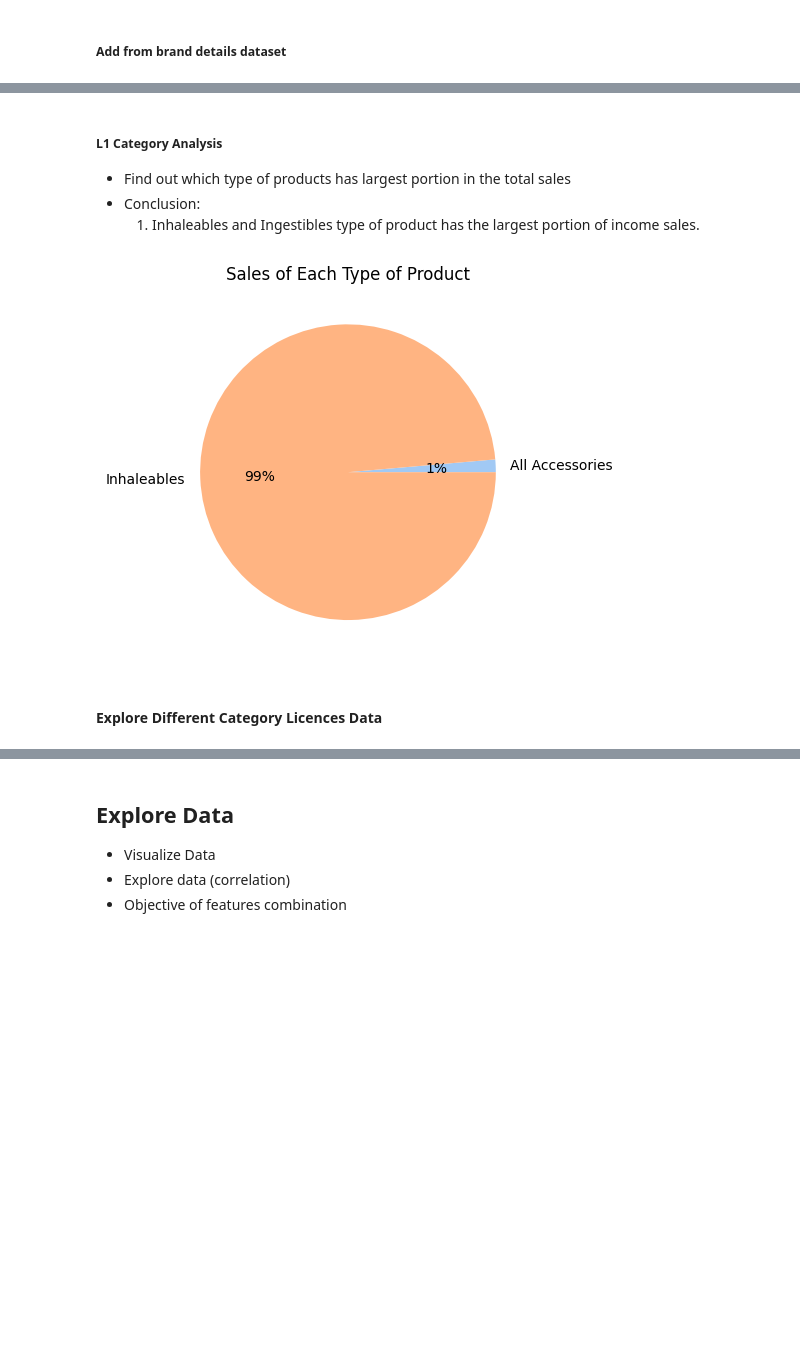
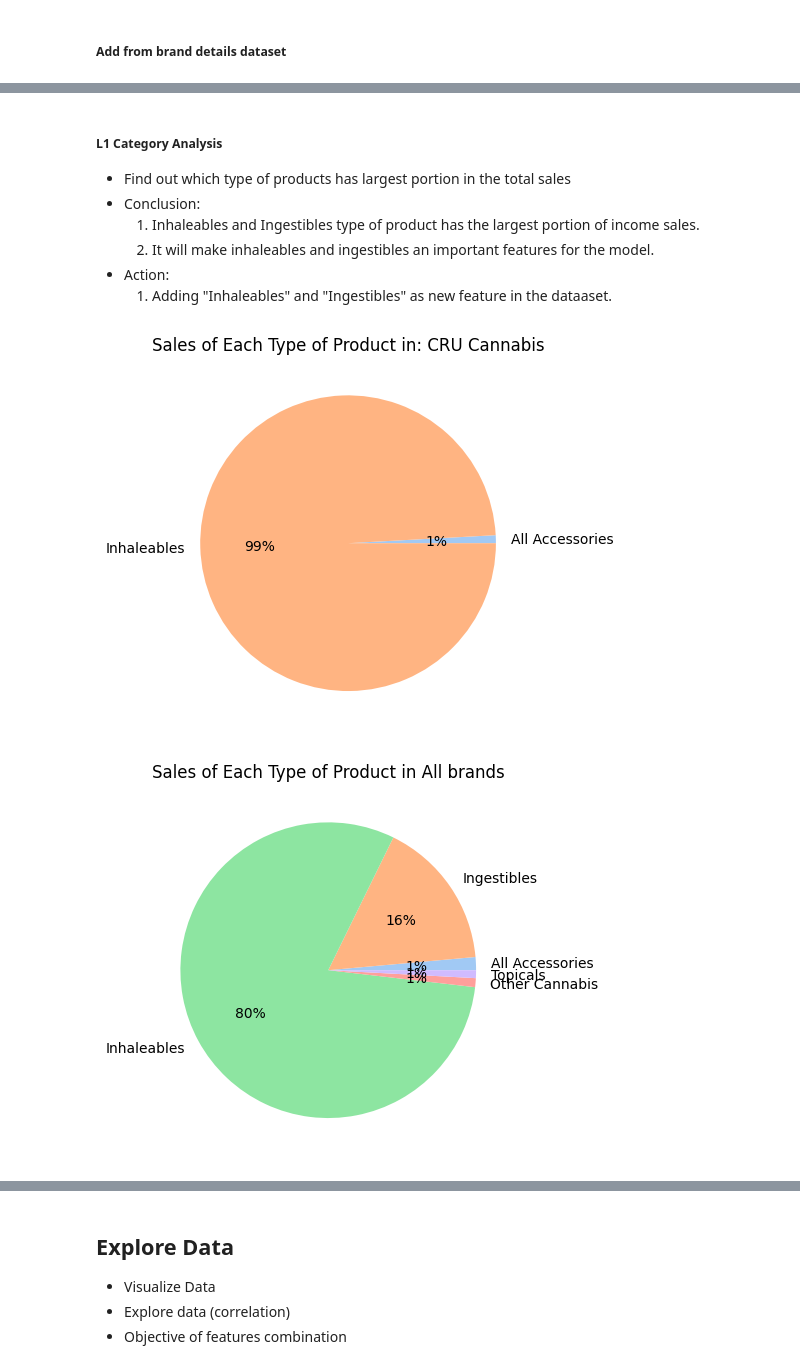
Before and after one commit to Mahipt/Marijuana_SalesPrediction, a Jupyter notebook: src/Sales_Prediction.ipynb, the cells around one changed output, grey strips where cells are left out. Cells and saved outputs as stored; diff of their text form; code cells hidden in the pictures; blank space fills up the shorter version.

```diff
--- a/src/Sales_Prediction.ipynb
+++ b/src/Sales_Prediction.ipynb
@@ -159,7 +159,7 @@ plt.show()
 # %% [markdown]
 #### Sales info about selected brand
 # %%
-brandName = "Kingpen"
+brandName = brands_filtered.index[2]
 brandData = totalSales[totalSales.Brand == brandName].drop(['Brand'], 1)
 # %% [markdown]
 #### Adding Features to Dataset
@@ -277,22 +287,33 @@ $5 Price Increment
 - Find out which type of products has largest portion in the total sales
 - Conclusion:
     1. Inhaleables and Ingestibles type of product has the largest portion of income sales.
+    2. It will make inhaleables and ingestibles an important features for the model.
+- Action:
+    1. Adding "Inhaleables" and "Ingestibles" as new feature in the dataaset.
 # %%
-#features = ["Category L1"]
-#index = bdData["Category L1"].value_counts().index.to_list()
-#val = bdData["Category L1"].value_counts().to_list()
-
+# Find percentage of the Inhaleable and Ingestible product in current selected brand
 brandSales = pd.DataFrame()
 studyData = bdData.copy()
 brandSales.loc[:, "Category"] = studyData.loc[:, "Category L1"]
 brandSales.loc[:, "Sales"] = studyData.loc[:, "Total Sales ($)"].str.replace(',', '').astype(float)
 brandSales = brandSales.groupby(by="Category").sum()
 brandSalesIndex = brandSales.index
 colors = sns.color_palette('pastel')[0:5]
-plt.title("Sales of Each Type of Product")
 plt.pie(brandSales["Sales"], labels=brandSalesIndex, colors=colors, autopct='%.0f%%')
+plt.title("Sales of Each Type of Product in: " + brandName)
 plt.show()
+
+# Find percentage of the Inhaleable and Ingestible product in all brand
+brandSalesAll = pd.DataFrame()
+studyData = brandDetail.copy()
+brandSalesAll.loc[:, "Category"] = studyData.loc[:, "Category L1"]
+brandSalesAll.loc[:, "Sales"] = studyData.loc[:, "Total Sales ($)"].str.replace(',', '').astype(float)
+brandSalesAll = brandSalesAll.groupby(by="Category").sum()
+brandSalesAllIndex = brandSalesAll.index
+colors = sns.color_palette('pastel')[0:5]
+plt.pie(brandSalesAll["Sales"], labels=brandSalesAllIndex, colors=colors, autopct='%.0f%%')
+plt.title("Sales of Each Type of Product in All brands")
+plt.show()
 # %% [output]
-[figure, old version]
+[figure, new version]
+[figure, added]
-# %% [markdown]
-#### Explore Different Category Licences Data
```
Also changed, not shown: parts of 7 cells of this notebook.
